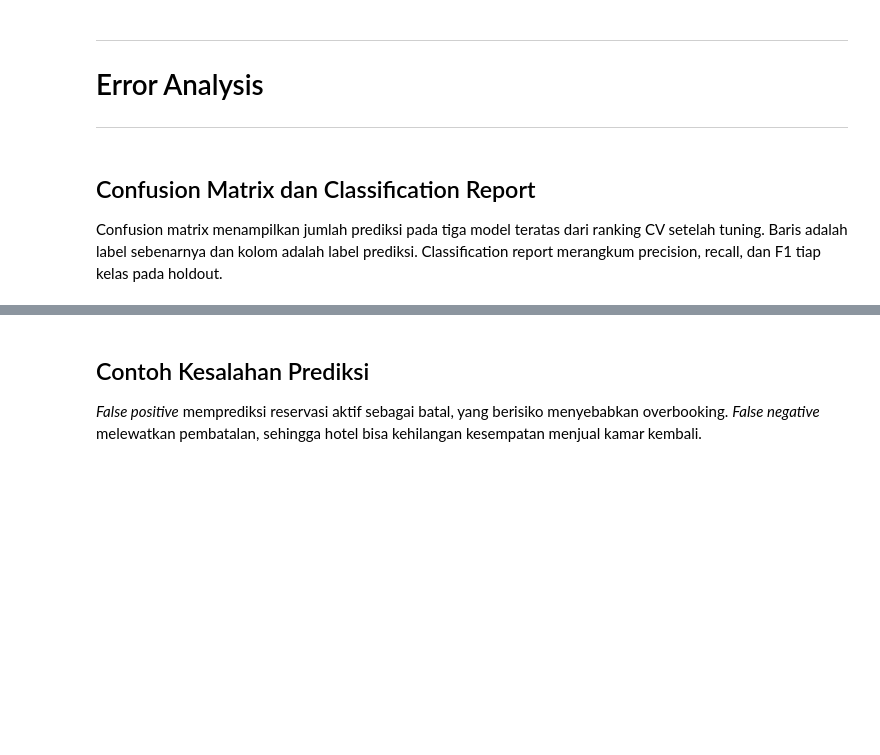
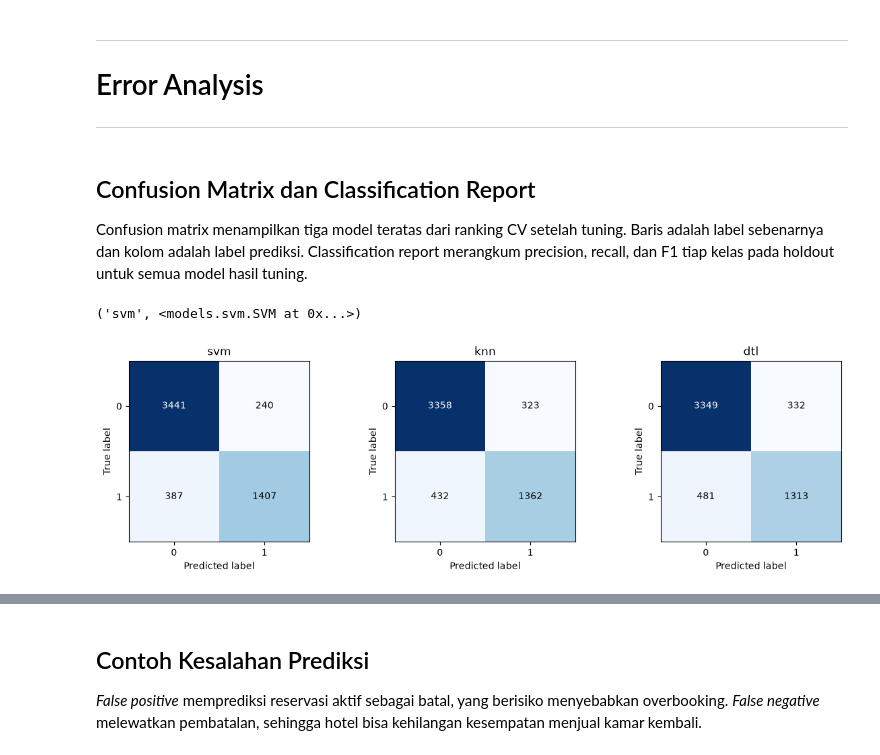
Before and after one commit to jsndwrd/IF3170_G08_Teazzi, a Jupyter notebook: src/main.ipynb, the cells around one changed output, grey strips where cells are left out. Saved outputs shown, nothing was run; the diff lists cells and outputs as text; code cells hidden in the pictures; blank space fills up the shorter version.

```diff
--- a/src/main.ipynb
+++ b/src/main.ipynb
@@ -321,6 +419,16 @@ TARGET_ENCODE = [
 BINNED = ["days_before_arrival", "nightly_rate_idr", "arrival_month", "date_rate", "special_requests", "total_nights",
           "arrival_weekday", "booking_month", "price_per_guest", "num_adults"]
 
+SVM_PREP_OPTIONS = {
+    "cap": CAP,
+    "ordinal": ORDINAL,
+    "flag_missing": ["special_requests"],
+    "near_dup": True,
+    "near_tols": [(0, 10, 0.03), (0, 10, 0.10)],
+    "target_encode": TARGET_ENCODE,
+    "te_smoothing": 5,
+}
+
 preps = {
     "default": Preprocessor(
         zero_as_missing=[],
@@ -330,8 +438,7 @@ preps = {
         scaler="standard",
         drop=NEW_FEATURES,
     ),
-    "svm": Preprocessor(cap=CAP, ordinal=ORDINAL, flag_missing=["special_requests"], near_dup=True,
-                        near_tols=[(0, 10, 0.03), (0, 10, 0.10)], target_encode=TARGET_ENCODE, te_smoothing=5),
+    "svm": Preprocessor(**SVM_PREP_OPTIONS),
     "tree": Preprocessor(ordinal=ORDINAL, scaler=None, drop=NEW_FEATURES),
     "knn": Preprocessor(cap=CAP, ordinal=ORDINAL, scaler="robust", smoothing=5),
     "lr": Preprocessor(cap=CAP, flag_missing=["special_requests"], binned=BINNED, n_bins=20),
@@ -653,7 +914,7 @@ submit(
 # %% [markdown]
 ## Confusion Matrix dan Classification Report
 
-Confusion matrix menampilkan jumlah prediksi pada tiga model teratas dari ranking CV setelah tuning. Baris adalah label sebenarnya dan kolom adalah label prediksi. Classification report merangkum precision, recall, dan F1 tiap kelas pada holdout.
+Confusion matrix menampilkan tiga model teratas dari ranking CV setelah tuning. Baris adalah label sebenarnya dan kolom adalah label prediksi. Classification report merangkum precision, recall, dan F1 tiap kelas pada holdout untuk semua model hasil tuning.
 # %%
 if ranking.empty:
     ranking = compare(holdout(sk_models, X_trains, y_train, X_vals, y_val, METHOD), kfold(sk_models, X_trains, y_train, METHOD))
@@ -662,7 +923,11 @@ if ranking.empty:
 best_name = ranking.index[0]
 best_model = tuned_models[best_name]
 best_name, best_model
+# %% [output]
+('svm', <models.svm.SVM at 0x...>)
 # %%
-error_models = {name: tuned_models[name] for name in ranking.index[:3]}
-confusion(error_models, X_trains, y_train, X_vals, y_val, METHOD)
+confusion_models = {name: tuned_models[name] for name in ranking.index[:3]}
+confusion(confusion_models, X_trains, y_train, X_vals, y_val, METHOD)
+# %% [output]
+[figure, added]
 # %%
```
Also changed, not shown: parts of 37 cells of this notebook, 6 other files.
